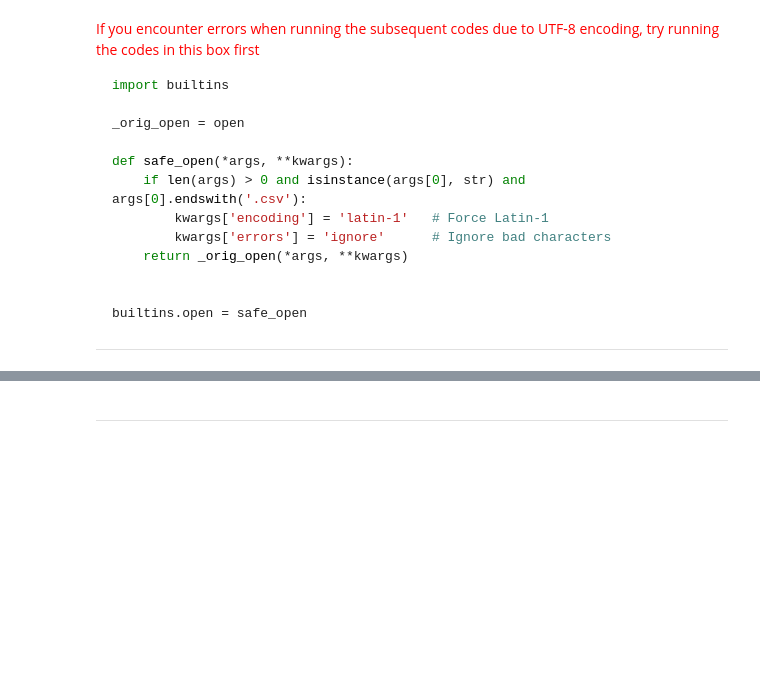
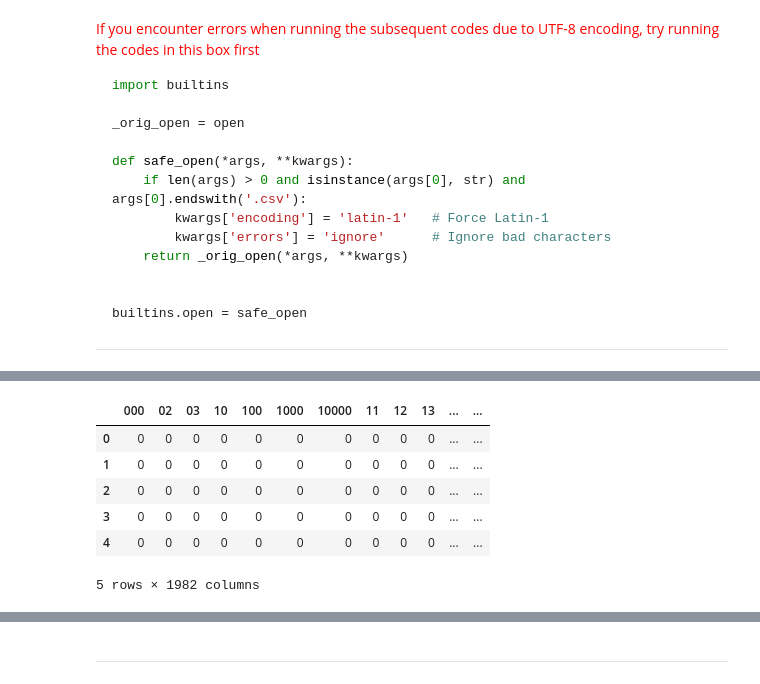
Before and after one commit to Ats-Tewe/DM2025-Lab1-Exercise, a Jupyter notebook: DM2025-Lab1-Homework.ipynb, the cells around one changed output, grey strips where cells are left out. Drawn from its saved outputs; the diff is of its cells as text; code cells hidden in the pictures; blank space fills up the shorter version.

```diff
--- a/DM2025-Lab1-Homework.ipynb
+++ b/DM2025-Lab1-Homework.ipynb
@@ -2042,0 +1276,18 @@ Implement the FAE Top-K and MaxFPGrowth algorithms from the PAMI library to anal
+# %%
+
+categories = X['label_name'].unique()
+category_dfs = {cat: X[X['label_name'] == cat]['text'] for cat in categories}
+# %%
+# Create the Term-Document Matrix
+
+from sklearn.feature_extraction.text import CountVectorizer
+
+term_document_dfs = {}
+
+for category, texts in category_dfs.items():
+    vectorizer = CountVectorizer(stop_words='english', min_df=1)
+    X = vectorizer.fit_transform(texts)
+    term_document_df = pd.DataFrame(X.toarray(), columns=vectorizer.get_feature_names_out())
+    term_document_dfs[category] = term_document_df
+
+term_document_dfs
@@ -2042,0 +1312,11 @@ Implement the FAE Top-K and MaxFPGrowth algorithms from the PAMI library to anal
+# %%
+# Example for Negative
+term_document_dfs['negative'].head()
+# %% [output]
+|  | 000 | 02 | 03 | 10 | 100 | 1000 | 10000 | 11 | 12 | 13 | ... | ... |
+| 0 | 0 | 0 | 0 | 0 | 0 | 0 | 0 | 0 | 0 | 0 | ... | ... |
+| 1 | 0 | 0 | 0 | 0 | 0 | 0 | 0 | 0 | 0 | 0 | ... | ... |
+| 2 | 0 | 0 | 0 | 0 | 0 | 0 | 0 | 0 | 0 | 0 | ... | ... |
+| 3 | 0 | 0 | 0 | 0 | 0 | 0 | 0 | 0 | 0 | 0 | ... | ... |
+| 4 | 0 | 0 | 0 | 0 | 0 | 0 | 0 | 0 | 0 | 0 | ... | ... |
+5 rows × 1982 columns
```
Also changed, not shown: parts of 242 cells of this notebook, 8 other files.
